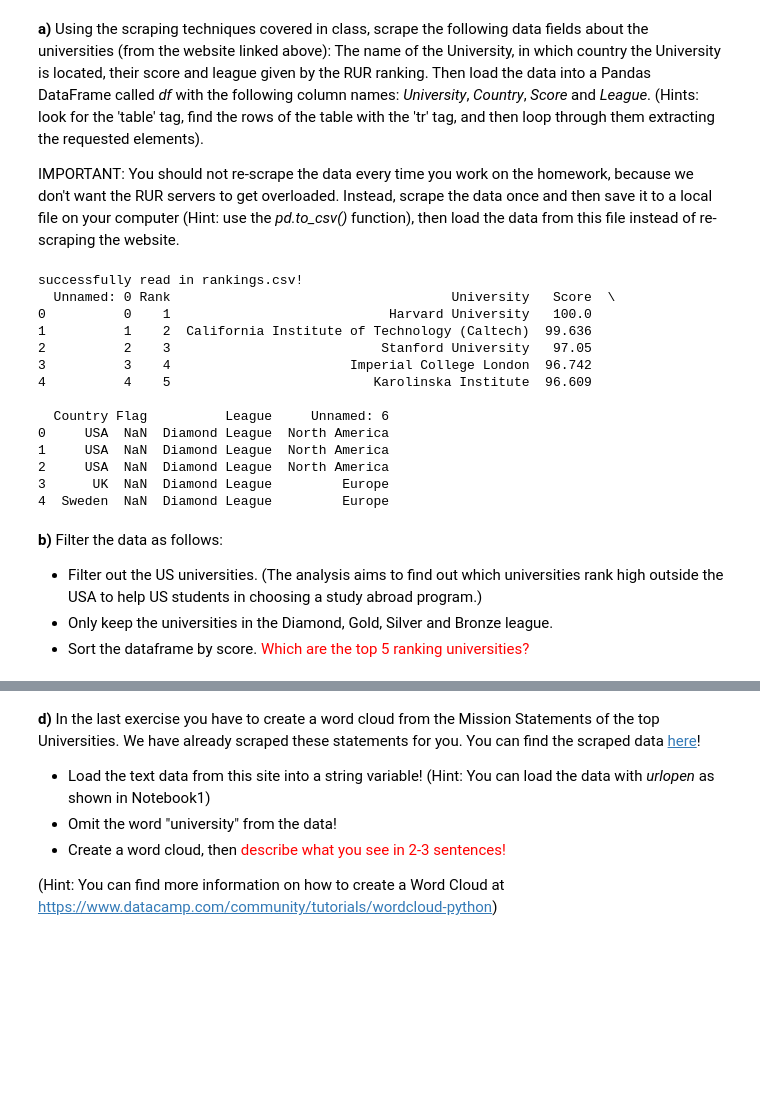
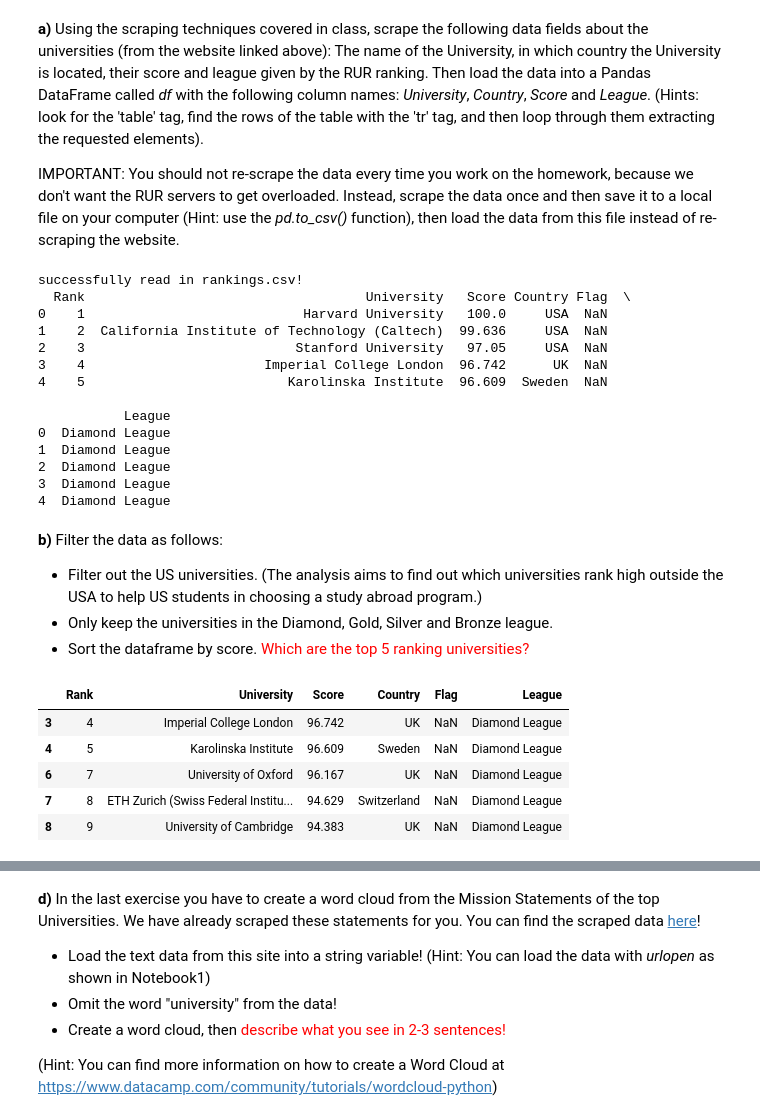
Before and after one commit to rjaa2020/data-science-sp23, a Jupyter notebook: HW01/HW01.ipynb, the cells around one changed output, grey strips where cells are left out. Saved outputs shown, nothing was run; the diff lists cells and outputs as text; code cells hidden in the pictures; blank space fills up the shorter version.

Commit message:
filtered data as requested

```diff
--- a/HW01/HW01.ipynb
+++ b/HW01/HW01.ipynb
@@ -145,7 +145,8 @@ from webdriver_manager.chrome import ChromeDriverManager
 
 try:
     csv_name = 'rankings.csv'
-    df = pd.read_csv('./data/' + csv_name, dtype='object')
+    df = pd.read_csv('./data/' + csv_name, header=0, dtype='object')
+    df = df.loc[:, ~df.columns.str.contains('^Unnamed')]
     print(f'successfully read in {csv_name}!')
     print(df.head())
 
@@ -161,24 +162,41 @@ except Exception as e:
     df.to_csv('./data/rankings.csv')
 # %% [output]
 successfully read in rankings.csv!
-  Unnamed: 0 Rank                                    University   Score  \
-0          0    1                            Harvard University   100.0
-1          1    2  California Institute of Technology (Caltech)  99.636
-2          2    3                           Stanford University   97.05
-3          3    4                       Imperial College London  96.742
-4          4    5                          Karolinska Institute  96.609
+  Rank                                    University   Score Country Flag  \
+0    1                            Harvard University   100.0     USA  NaN
+1    2  California Institute of Technology (Caltech)  99.636     USA  NaN
+2    3                           Stanford University   97.05     USA  NaN
+3    4                       Imperial College London  96.742      UK  NaN
+4    5                          Karolinska Institute  96.609  Sweden  NaN
 
-  Country Flag          League     Unnamed: 6
-0     USA  NaN  Diamond League  North America
-1     USA  NaN  Diamond League  North America
-2     USA  NaN  Diamond League  North America
-3      UK  NaN  Diamond League         Europe
-4  Sweden  NaN  Diamond League         Europe
+           League
+0  Diamond League
+1  Diamond League
+2  Diamond League
+3  Diamond League
+4  Diamond League
 # %% [markdown]
 **b)** Filter the data as follows:
 - Filter out the US universities. (The analysis aims to find out which universities rank high outside the USA to help US students in choosing a study abroad program.)
 - Only keep the universities in the Diamond, Gold, Silver and Bronze league.
 - Sort the dataframe by score. <span style="color:red">Which are the top 5 ranking universities?</span>
+# %%
+df_filtered = df.loc[
+    (df['Country'] != 'USA')
+    & (df['League'].isin(['Diamond League',
+                          'Gold League',
+                          'Silver League',
+                          'Bronze League']))
+]
+
+df_filtered.head()
+# %% [output]
+|  | Rank | University | Score | Country | Flag | League |
+| 3 | 4 | Imperial College London | 96.742 | UK | NaN | Diamond League |
+| 4 | 5 | Karolinska Institute | 96.609 | Sweden | NaN | Diamond League |
+| 6 | 7 | University of Oxford | 96.167 | UK | NaN | Diamond League |
+| 7 | 8 | ETH Zurich (Swiss Federal Institu... | 94.629 | Switzerland | NaN | Diamond League |
+| 8 | 9 | University of Cambridge | 94.383 | UK | NaN | Diamond League |
 # %% [markdown]
 **c)** Create a stacked barplot showing what portion of each country's universities are in each league. Country should be on the y axis, number of universities on the x axis, and there should be a legend with the leagues. If you have done everything as written above, then the following code snippet creates the necessary crosstable:
 
```
